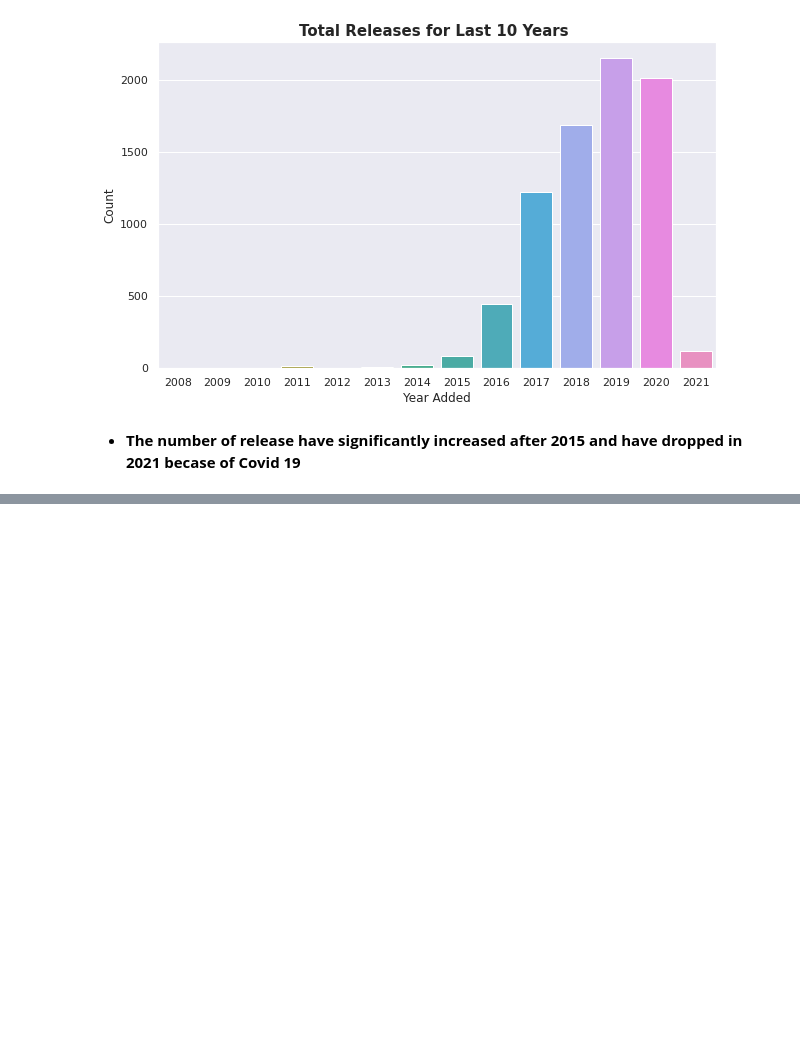
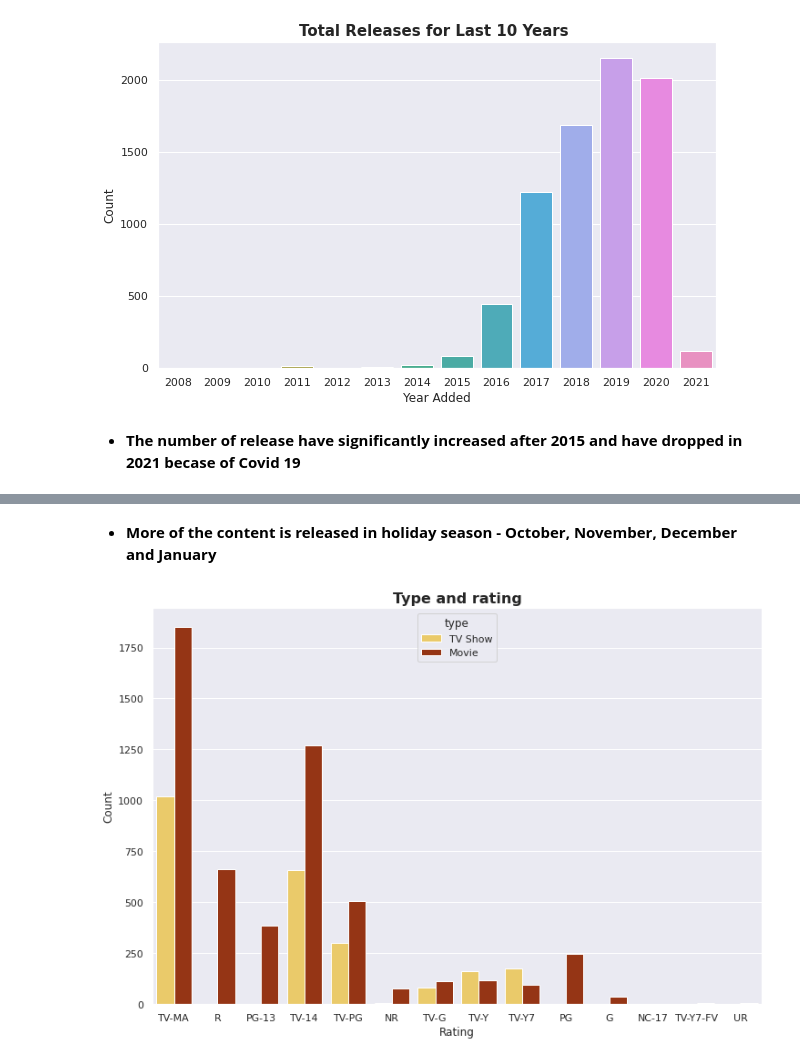
Before and after one commit to ShuklaRajni/Netflix_Movies_and_Tv_shows, a Jupyter notebook: NETFLIX_MOVIES_AND_TV_SHOWS_CLUSTERING.ipynb, the cells around one changed output, grey strips where cells are left out. Saved outputs shown, nothing was run; the diff lists cells and outputs as text; code cells hidden in the pictures; blank space fills up the shorter version.

```diff
--- a/NETFLIX_MOVIES_AND_TV_SHOWS_CLUSTERING.ipynb
+++ b/NETFLIX_MOVIES_AND_TV_SHOWS_CLUSTERING.ipynb
@@ -400,0 +413,13 @@ plt.show()
+# %% [markdown]
+
+*   **More of the content is released in holiday season - October, November, December and January**
+# %%
+# Type and Rating
+plt.figure(figsize=(12,8))
+sns.countplot(x='rating',hue='type',data=netflix_data,palette="afmhot_r")
+plt.title('Type and rating',size='16',fontweight="bold")
+plt.xlabel('Rating', fontsize = 12)
+plt.ylabel('Count', fontsize = 12)
+plt.show()
+# %% [output]
+[figure, added]
```
Also changed, not shown: parts of 9 cells of this notebook.
